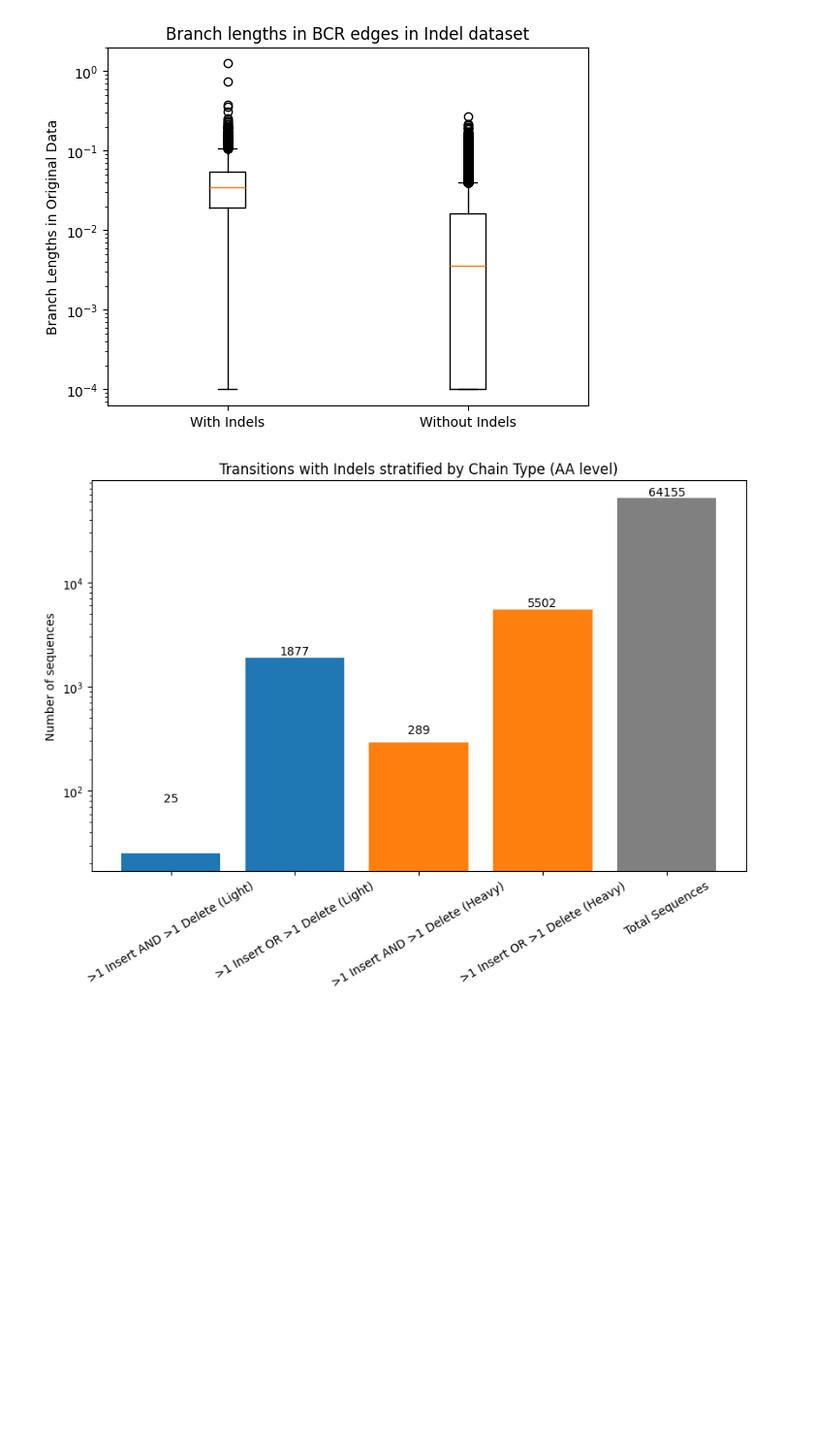
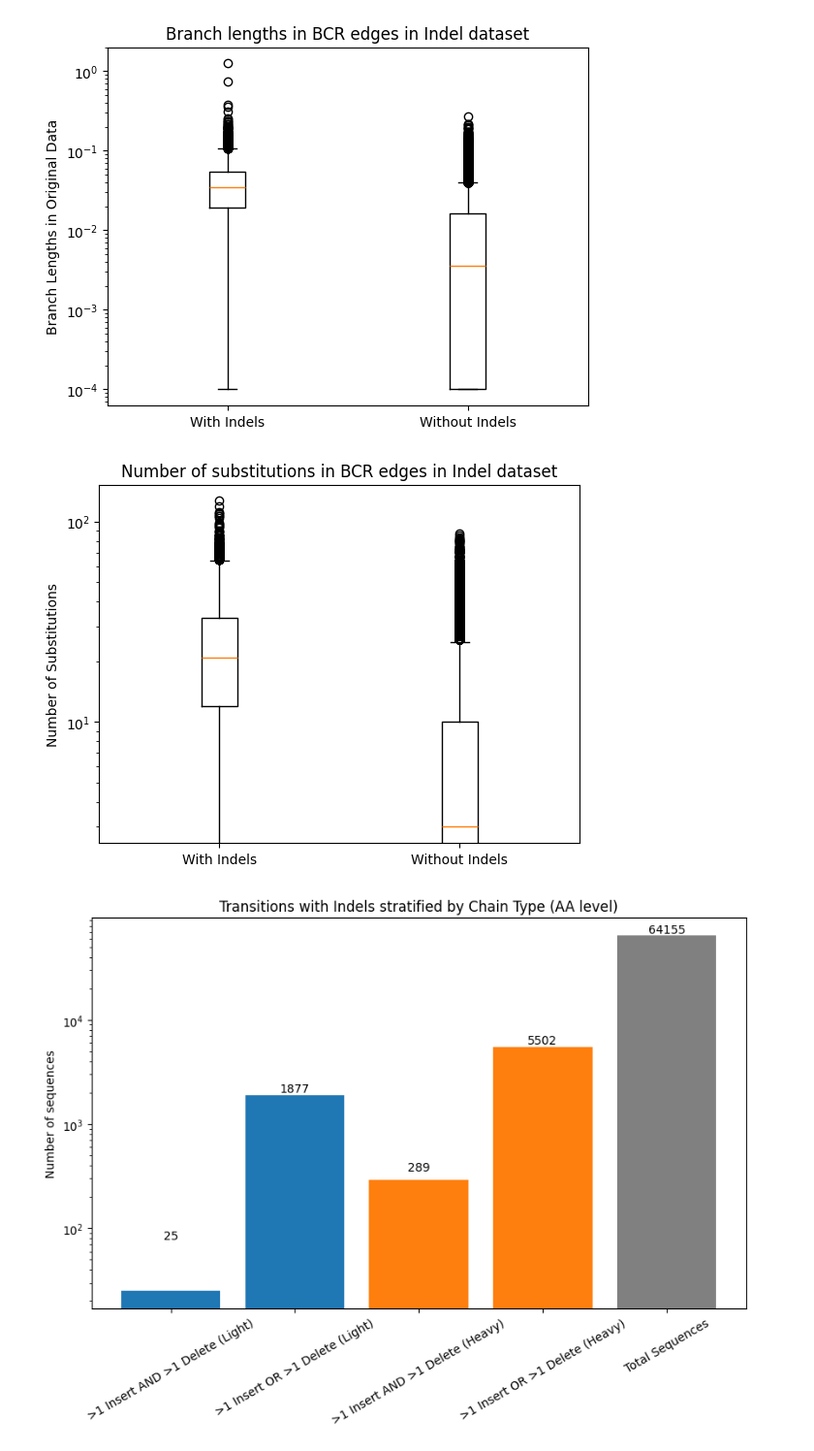
Before and after one commit to thematrixmaster/cosine, a Jupyter notebook: data/wyatt.ipynb, the cells around one changed output. Shown at 97% size. Drawn from its saved outputs; the diff is of its cells as text; code cells hidden in the pictures; blank space fills up the shorter version.

```diff
--- a/data/wyatt.ipynb
+++ b/data/wyatt.ipynb
@@ -147,6 +148,18 @@ ax.set_title('Branch lengths in BCR edges in Indel dataset')
 plt.show()
 # %% [output]
 [figure]
+# %%
+# barplot the number of substitutions for edges that have indels vs those that do not
+fig, ax = plt.subplots()
+with_indels = indels[indels.has_indels].n_sub
+without_indels = indels[~indels.has_indels].n_sub
+ax.boxplot([with_indels, without_indels], labels=['With Indels', 'Without Indels'])
+ax.set_yscale('log')
+ax.set_ylabel('Number of Substitutions')
+ax.set_title('Number of substitutions in BCR edges in Indel dataset')
+plt.show()
+# %% [output]
+[figure, added]
 # %%
 labels = [
     '>1 Insert AND >1 Delete (Light)', '>1 Insert OR >1 Delete (Light)',
```
Also changed, not shown: parts of 11 cells of this notebook, 21 other files.
